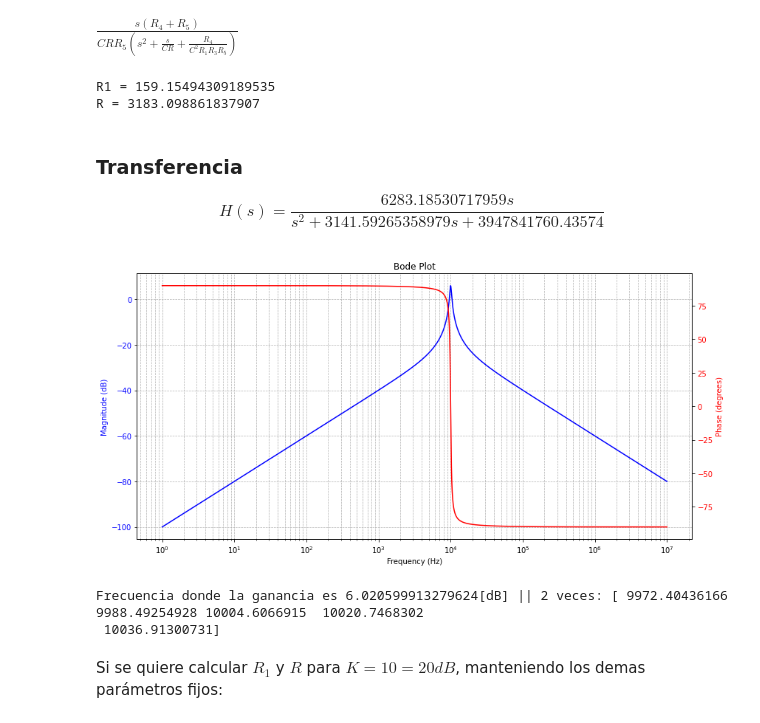
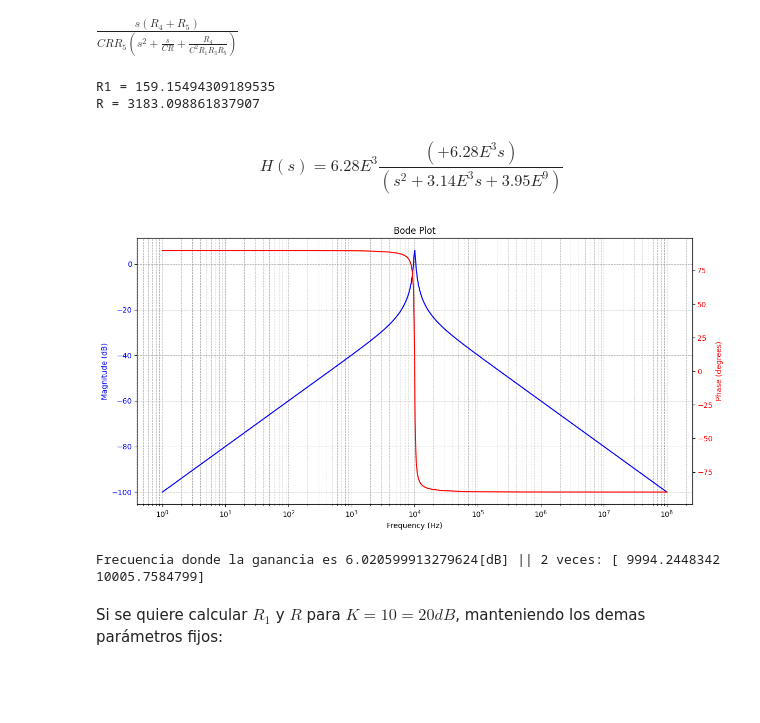
Before and after one commit to fborello-lambda/TC2-2025, a Jupyter notebook: TS2/TS2.ipynb, the cells around one changed output. Saved outputs shown, nothing was run; the diff lists cells and outputs as text; code cells hidden in the pictures; blank space fills up the shorter version.

Commit message:
fix(TS2): use the new plot_tf function

```diff
--- a/TS2/TS2.ipynb
+++ b/TS2/TS2.ipynb
@@ -167,40 +169,34 @@ T
 # %% [output]
 $\displaystyle \frac{s \left(R_{4} + R_{5}\right)}{C R R_{5} \left(s^{2} + \frac{s}{C R} + \frac{R_{4}}{C^{2} R_{1} R_{3} R_{5}}\right)}$
 # %%
-import utils.plot
-
 f0 = 10e3
 w0 = 2 * np.pi * f0
 Q = 20
 C0 = 100e-9
 K = 2
 
 R1v = ((K - 1) ** (1 / 2)) / (w0 * C0)
 
 Rv = Q * R1v / ((K - 1) ** (1 / 2))
 
 print(f"R1 = {R1v}")
 print(f"R = {Rv}")
 
 values = {R: Rv, C: C0, R1: R1v, R3: R1v, R4: (K - 1) * R1v, R5: R1v}
 
-(magnitude_db, frequencies, _) = utils.plot.plot_tf(T, values)
+(magnitude_db, frequencies, _) = uplt.plot_tf(T, values, f0)
 
-indices = np.where(np.isclose(magnitude_db, 20 * np.log10(K), atol=0.1))[0]
+indices = np.where(np.isclose(magnitude_db, 20 * np.log10(K), atol=0.005))[0]
 match_frequency = frequencies[indices]
 print(
     f"Frecuencia donde la ganancia es {20*np.log10(K)}[dB] || {K} veces: {match_frequency}"
 )
 # %% [output]
 R1 = 159.15494309189535
 R = 3183.098861837907
-
-### Transferencia
-
-$$H(s) = \frac{6283.18530717959 s}{s^{2} + 3141.59265358979 s + 3947841760.43574}$$
+$$H(s) = 6.28E^{3} \frac{(+ 6.28E^{3}s)}{(s^2 + 3.14E^{3}s + 3.95E^{9})}$$
-[figure, old version]
+[figure, new version]
-Frecuencia donde la ganancia es 6.020599913279624[dB] || 2 veces: [ 9972.40436166  9988.49254928 10004.6066915  10020.7468302
- 10036.91300731]
+Frecuencia donde la ganancia es 6.020599913279624[dB] || 2 veces: [ 9994.2448342 10005.7584799]
 # %% [markdown]
 Si se quiere calcular $R_1$ y $R$ para $K= 10 = 20dB$, manteniendo los demas parámetros fijos:
 # %%
```
Also changed, not shown: parts of 4 cells of this notebook.
